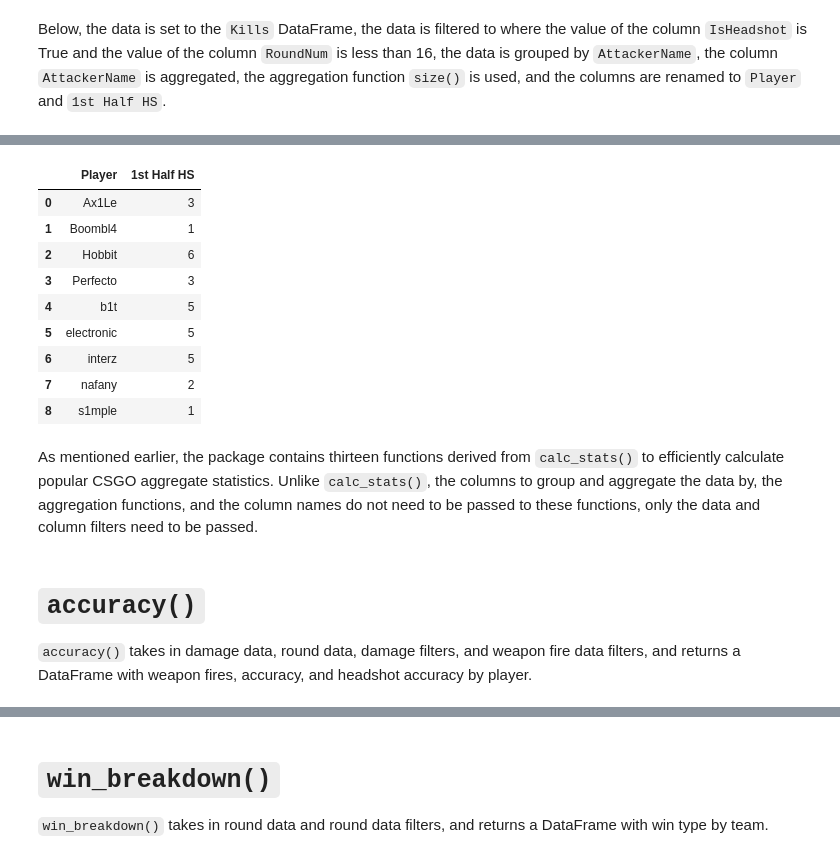
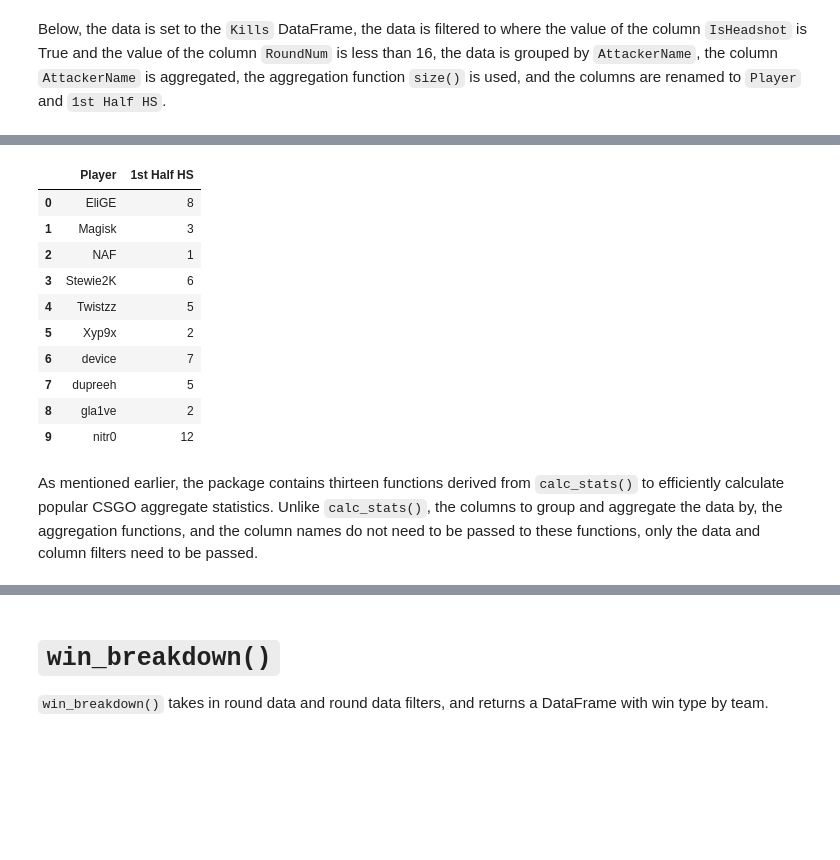
Before and after one commit to pnxenopoulos/awpy, a Jupyter notebook: examples/01_Basic_CSGO_Analysis.ipynb, the cells around one changed output, grey strips where cells are left out. Drawn from its saved outputs; the diff is of its cells as text; code cells hidden in the pictures; blank space fills up the shorter version.

```diff
--- a/examples/01_Basic_CSGO_Analysis.ipynb
+++ b/examples/01_Basic_CSGO_Analysis.ipynb
@@ -14,8 +14,8 @@ from csgo.parser import DemoParser
 
 # Create the parser object.
 # Set log=True above if you want to produce a logfile for the parser.
-demo_parser = DemoParser(demofile = "gambit-vs-natus-vincere-m1-dust2.dem",
-                         demo_id = "GA-NaVi-BLAST2021", parse_rate=128)
+demo_parser = DemoParser(demofile = "../../CSGO_Demofiles/astralis-vs-liquid-m2-nuke.dem",
+                         demo_id = "BLASTFinal2019", parse_rate=128)
 
 # Parse the demofile, output results to a dictionary and a dataframe.
 data = demo_parser.parse()
@@ -111,12 +122,14 @@ def filter_df(df: pd.DataFrame,
                 i += 1
     return df_copy
 # %%
-def calc_stats(df: pd.DataFrame,
-               filters: Dict[str, Union[List[bool], List[str]]],
-               col_to_groupby: List[str],
-               col_to_agg: List[str],
-               agg: List[List[str]],
-               col_names: List[str]) -> pd.DataFrame:
+def calc_stats(
+    df: pd.DataFrame,
+    filters: Dict[str, Union[List[bool], List[str]]],
+    col_to_groupby: List[str],
+    col_to_agg: List[str],
+    agg: List[List[str]],
+    col_names: List[str],
+) -> pd.DataFrame:
     df_copy = filter_df(df, filters)
     agg_dict = dict(zip(col_to_agg, agg))
     if col_to_agg:
@@ -126,7 +139,7 @@ def calc_stats(df: pd.DataFrame,
 # %% [markdown]
 Below, the data is set to the `Kills` DataFrame, the data is filtered to where the value of the column `IsHeadshot` is True and the value of the column `RoundNum` is less than 16, the data is grouped by `AttackerName`, the column `AttackerName` is aggregated, the aggregation function `size()` is used, and the columns are renamed to `Player` and `1st Half HS`.
 # %%
-calc_stats(data_df["Kills"], {"IsHeadshot":[True], "RoundNum":["<=15"]},
+calc_stats(data_df["Kills"], {"IsHeadshot":[True], "RoundNum":["<16"]},
            ["AttackerName"], ["AttackerName"], [["size"]],
            ["Player", "1st Half HS"])
 # %% [output]
@@ -134,15 +147,13 @@ calc_stats(data_df["Kills"], {"IsHeadshot":[True], "RoundNum":["<=15"]},
 |  | Player | 1st Half HS |
-| 0 | Ax1Le | 3 |
-| 1 | Boombl4 | 1 |
-| 2 | Hobbit | 6 |
-| 3 | Perfecto | 3 |
-| 4 | b1t | 5 |
-| 5 | electronic | 5 |
-| 6 | interz | 5 |
-| 7 | nafany | 2 |
-| 8 | s1mple | 1 |
+| 0 | EliGE | 8 |
+| 1 | Magisk | 3 |
+| 2 | NAF | 1 |
+| 3 | Stewie2K | 6 |
+| 4 | Twistzz | 5 |
+| 5 | Xyp9x | 2 |
+| 6 | device | 7 |
+| 7 | dupreeh | 5 |
+| 8 | gla1ve | 2 |
+| 9 | nitr0 | 12 |
 # %% [markdown]
 As mentioned earlier, the package contains thirteen functions derived from `calc_stats()` to efficiently calculate popular CSGO aggregate statistics. Unlike `calc_stats()`, the columns to group and aggregate the data by, the aggregation functions, and the column names do not need to be passed to these functions, only the data and column filters need to be passed.
-# %% [markdown]
-# `accuracy()`
-`accuracy()` takes in damage data, round data, damage filters, and weapon fire data filters, and returns a DataFrame with weapon fires, accuracy, and headshot accuracy by player.
```
Also changed, not shown: parts of 51 cells of this notebook, 2 other files.
